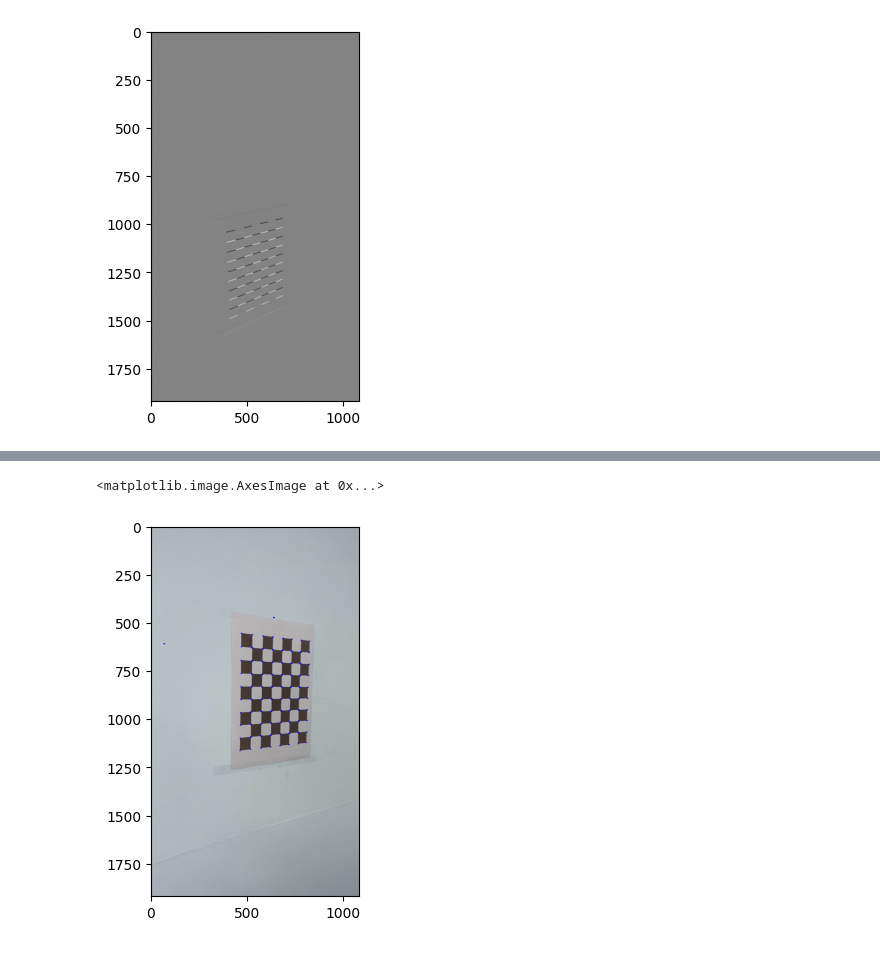
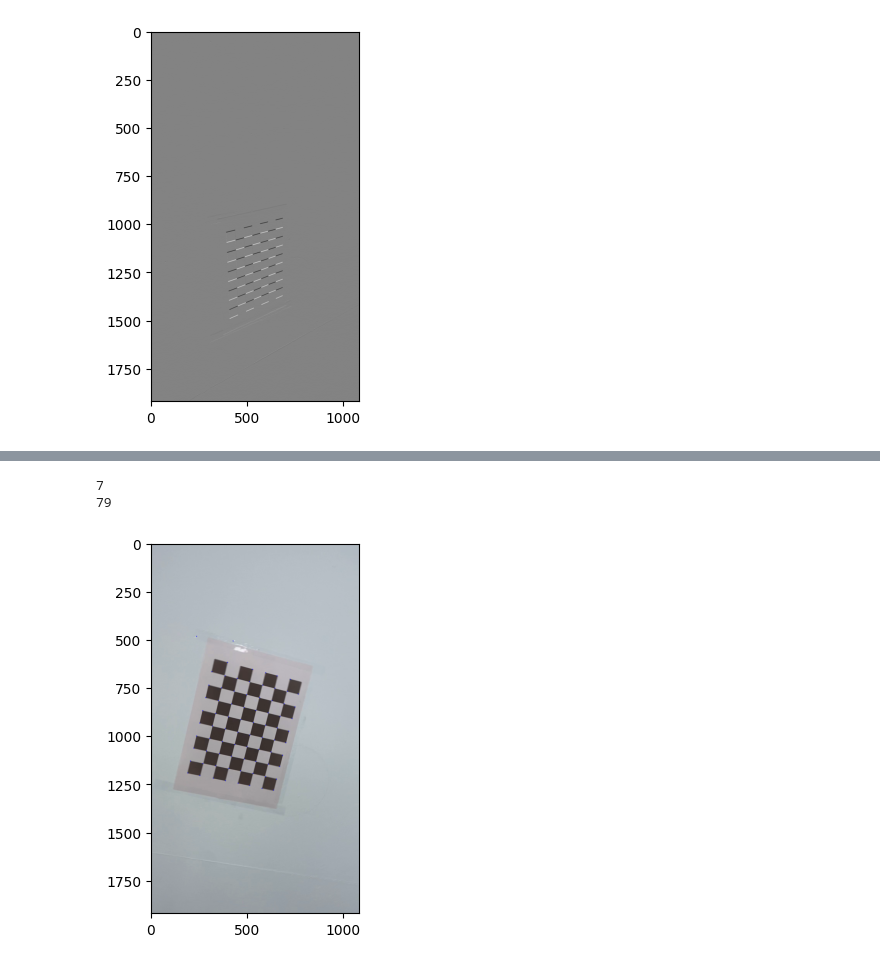
Before and after one commit to Phw9/calibration_ipynb, a Jupyter notebook: calib.ipynb, the cells around one changed output, grey strips where cells are left out. Drawn from its saved outputs; the diff is of its cells as text; code cells hidden in the pictures.

```diff
--- a/calib.ipynb
+++ b/calib.ipynb
@@ -140,0 +66,17 @@ for corners in arrFiltCorners:
+# %%
+# extract corner & NMS
+arrCorners = []
+
+window_size = 3
+half_size = window_size // 2
+
+for gray_image in gray_images:
+    max_corners = 100   # 최대 코너 개수
+    quality_level = 0.01  # 코너 품질 임계값 (0 ~ 1 사이의 값)
+    min_distance = 20  # 검출된 코너 간의 최소 거리
+    mask = np.empty((0, 0), dtype=np.float32)
+    corners = cv2.goodFeaturesToTrack(gray_image, max_corners, quality_level, min_distance, mask, blockSize=3, useHarrisDetector=True, k=0.04)
+    arrCorners.append(corners)
+
+for corners in arrCorners:
+    print(len(corners))
@@ -141,15 +101,22 @@ for corners in arrFiltCorners:
 # %%
 # draw corners
 cornerImg = []
+filtCorners =[]
 for image, corners in zip(images, arrCorners):
+    if(len(corners)>=80):
+        continue
     temp = image.copy()
+    filtCorners.append(corners)
     for corner in corners:
-        x, y = corner
+        x, y = corner[0, 0].astype(int), corner[0, 1].astype(int)
         cv2.drawMarker(temp, (x, y), color=(0, 0, 255), markerType=cv2.MARKER_STAR, markerSize=5, thickness=1)
     cornerImg.append(temp)
 # %%
 # 이미지 표시
-plt.imshow(cornerImg[10], cmap='gray')
+plt.imshow(cornerImg[0], cmap='gray')
+print(len(filtCorners))
+print(len(filtCorners[0]))
 # %% [output]
-<matplotlib.image.AxesImage at 0x...>
+7
+79
-[figure, old version]
+[figure, new version]
```
Also changed, not shown: parts of 8 cells of this notebook, 2 other files.
